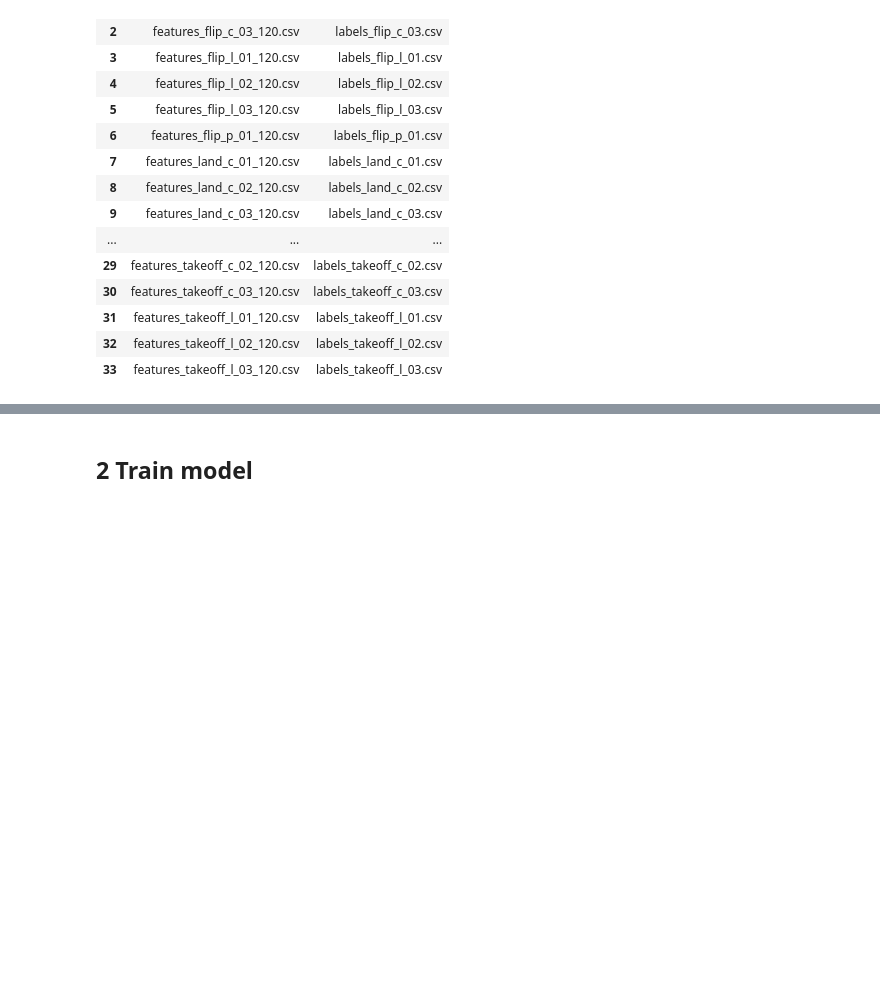
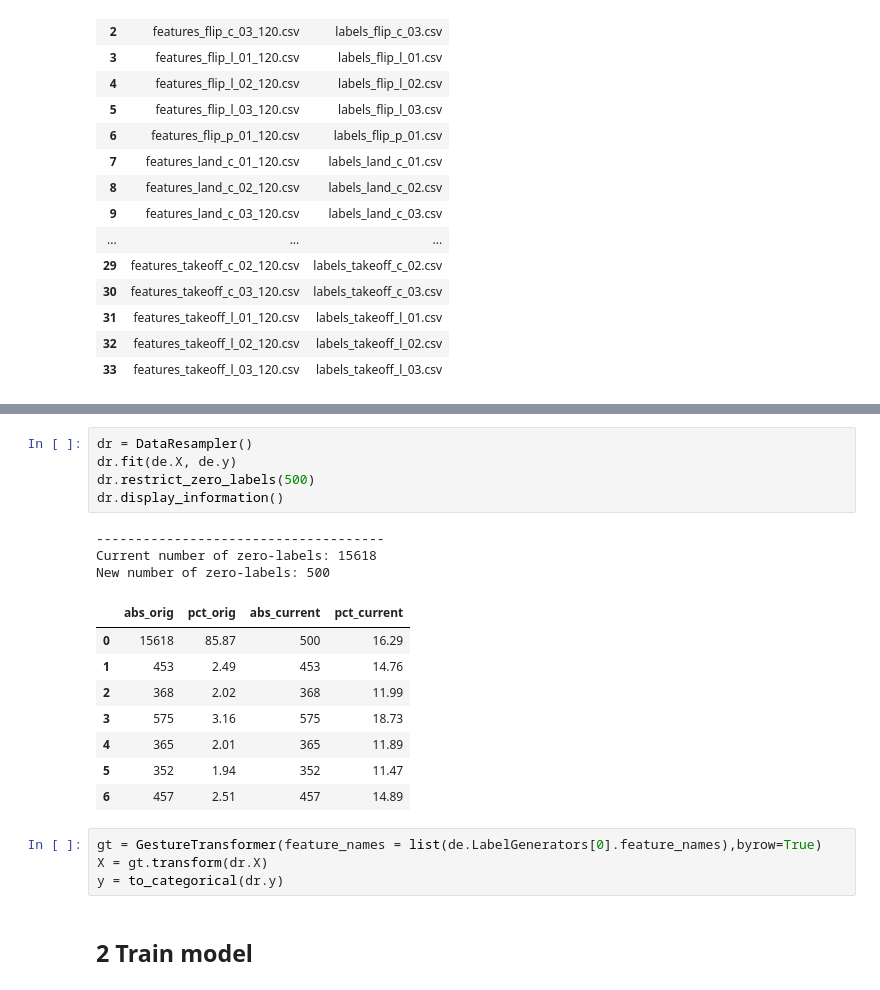
Before and after one commit to chriswegmann/drone_steering, a Jupyter notebook: models/model_gesture.ipynb, the cells around one changed output, grey strips where cells are left out. Saved outputs shown, nothing was run; the diff lists cells and outputs as text; blank space fills up the shorter version.

```diff
--- a/models/model_gesture.ipynb
+++ b/models/model_gesture.ipynb
@@ -169,3 +72,24 @@ X: (3070, 18, 16)
+# %%
+dr = DataResampler()
+dr.fit(de.X, de.y)
+dr.restrict_zero_labels(500)
+dr.display_information()
+# %% [output]
+-------------------------------------
+Current number of zero-labels: 15618
+New number of zero-labels: 500
+|  | abs_orig | pct_orig | abs_current | pct_current |
+| 0 | 15618 | 85.87 | 500 | 16.29 |
+| 1 | 453 | 2.49 | 453 | 14.76 |
+| 2 | 368 | 2.02 | 368 | 11.99 |
+| 3 | 575 | 3.16 | 575 | 18.73 |
+| 4 | 365 | 2.01 | 365 | 11.89 |
+| 5 | 352 | 1.94 | 352 | 11.47 |
+| 6 | 457 | 2.51 | 457 | 14.89 |
+# %%
+gt = GestureTransformer(feature_names = list(de.LabelGenerators[0].feature_names),byrow=True)
+X = gt.transform(dr.X)
+y = to_categorical(dr.y)
 # %% [markdown]
 ## 2 Train model
 # %% [markdown]
```
Also changed, not shown: parts of 14 cells of this notebook, 1 other file.
